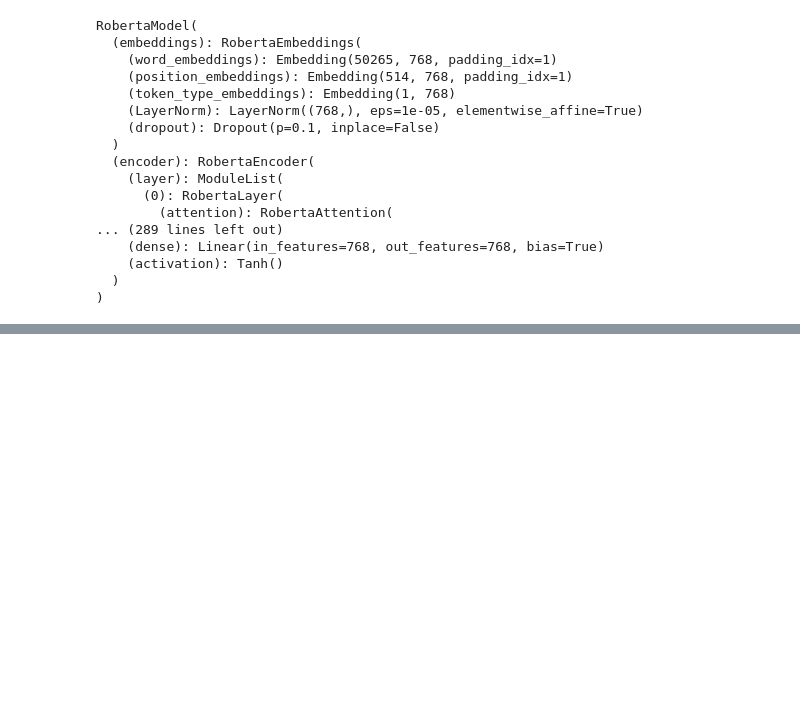
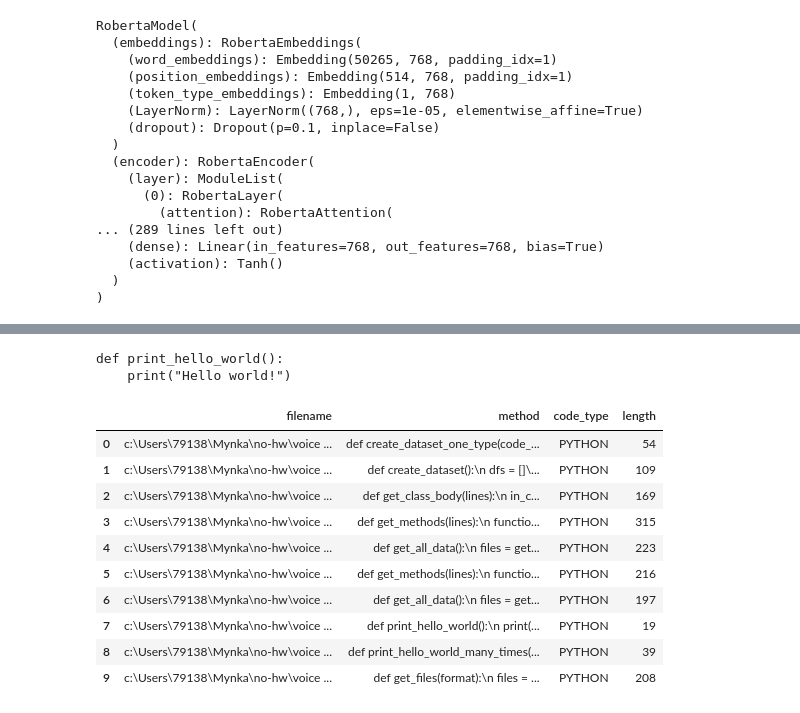
Before and after one commit to VladimirMynka/CodeSearch, a Jupyter notebook: experiments.ipynb, the cells around one changed output, grey strips where cells are left out. Saved outputs shown, nothing was run; the diff lists cells and outputs as text; code cells hidden in the pictures; blank space fills up the shorter version.

```diff
--- a/experiments.ipynb
+++ b/experiments.ipynb
@@ -71,0 +31,3 @@ os.listdir("/Users/79138/Mynka/hw/2. second grade/oop/myCs")
+# %%
+data = pd.read_csv('result.csv', index_col=0)
+data
@@ -71,0 +46,21 @@ os.listdir("/Users/79138/Mynka/hw/2. second grade/oop/myCs")
+# %%
+print(data.loc[7, 'method'])
+# %% [output]
+def print_hello_world():
+    print("Hello world!")
+# %%
+data['length'] = [len(tokenizer(elem)['input_ids']) for elem in tqdm(data['method'])]
+data = data[(data.length > 3) & (data.length < 512)].reset_index(drop=True)
+data
+# %% [output]
+|  | filename | method | code_type | length |
+| 0 | c:\Users\79138\Mynka\no-hw\voice ... | def create_dataset_one_type(code_... | PYTHON | 54 |
+| 1 | c:\Users\79138\Mynka\no-hw\voice ... | def create_dataset():\n dfs = []\... | PYTHON | 109 |
+| 2 | c:\Users\79138\Mynka\no-hw\voice ... | def get_class_body(lines):\n in_c... | PYTHON | 169 |
+| 3 | c:\Users\79138\Mynka\no-hw\voice ... | def get_methods(lines):\n functio... | PYTHON | 315 |
+| 4 | c:\Users\79138\Mynka\no-hw\voice ... | def get_all_data():\n files = get... | PYTHON | 223 |
+| 5 | c:\Users\79138\Mynka\no-hw\voice ... | def get_methods(lines):\n functio... | PYTHON | 216 |
+| 6 | c:\Users\79138\Mynka\no-hw\voice ... | def get_all_data():\n files = get... | PYTHON | 197 |
+| 7 | c:\Users\79138\Mynka\no-hw\voice ... | def print_hello_world():\n print(... | PYTHON | 19 |
+| 8 | c:\Users\79138\Mynka\no-hw\voice ... | def print_hello_world_many_times(... | PYTHON | 39 |
+| 9 | c:\Users\79138\Mynka\no-hw\voice ... | def get_files(format):\n files = ... | PYTHON | 208 |
```
Also changed, not shown: parts of 12 cells of this notebook, 5 other files.
